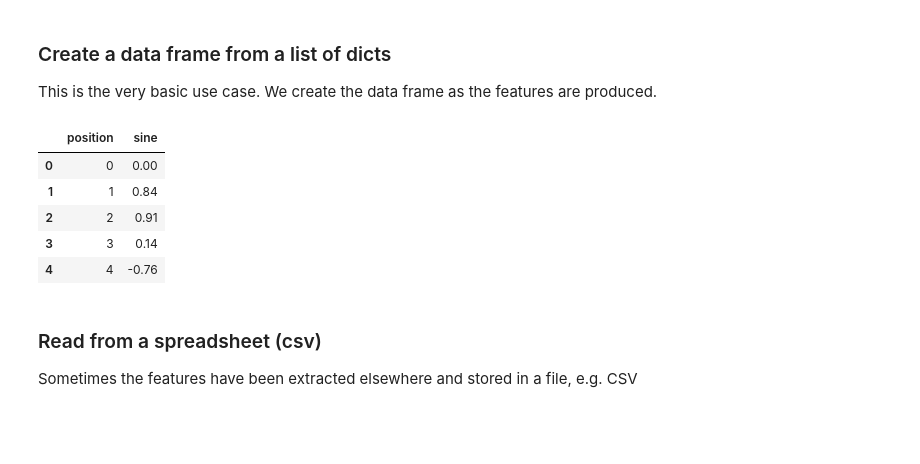
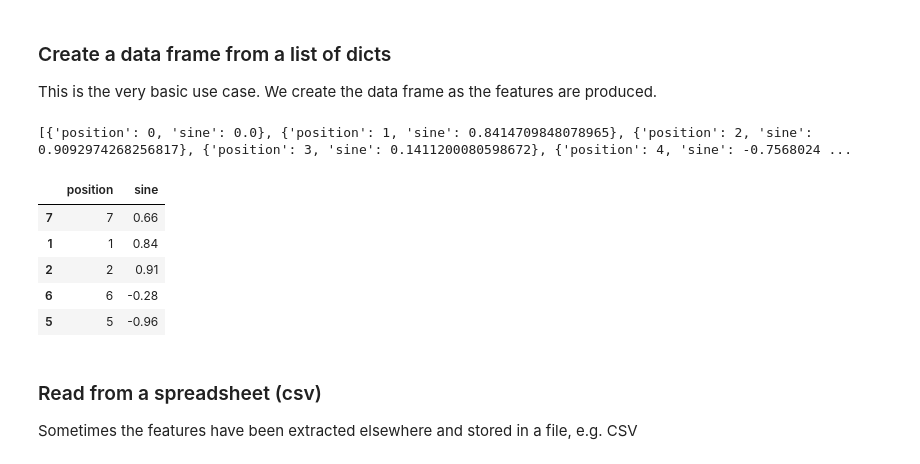
Before and after one commit to ImagingLectures/Quantitative-Big-Imaging-2021, a Jupyter notebook: Lectures/Lecture-08/08-Statistics.ipynb, the cells around one changed output. Cells and saved outputs as stored; diff of their text form; code cells hidden in the pictures; blank space fills up the shorter version.

```diff
--- a/Lectures/Lecture-08/08-Statistics.ipynb
+++ b/Lectures/Lecture-08/08-Statistics.ipynb
@@ -1117,17 +1117,20 @@ This is the very basic use case. We create the data frame as the features are pr
 dl = []
 for i in np.arange(0,10) :
     dl.append({'position' : i, 'sine' : np.sin(i)})
-
-df = pd.DataFrame(dl)
-
-df.head()
+print(dl)
 # %% [output]
-|  | position | sine |
-| 0 | 0 | 0.00 |
-| 1 | 1 | 0.84 |
-| 2 | 2 | 0.91 |
-| 3 | 3 | 0.14 |
-| 4 | 4 | -0.76 |
+[{'position': 0, 'sine': 0.0}, {'position': 1, 'sine': 0.8414709848078965}, {'position': 2, 'sine': 0.9092974268256817}, {'position': 3, 'sine': 0.1411200080598672}, {'position': 4, 'sine': -0.7568024 ...
+# %%
+df = pd.DataFrame(dl)
+
+df.sample(5)
+# %% [output]
+|  | position | sine |
+| 7 | 7 | 0.66 |
+| 1 | 1 | 0.84 |
+| 2 | 2 | 0.91 |
+| 6 | 6 | -0.28 |
+| 5 | 5 | -0.96 |
 # %% [markdown]
 ### Read from a spreadsheet (csv)
 Sometimes the features have been extracted elsewhere and stored in a file, e.g. CSV
```
Also changed, not shown: parts of 11 cells of this notebook.
